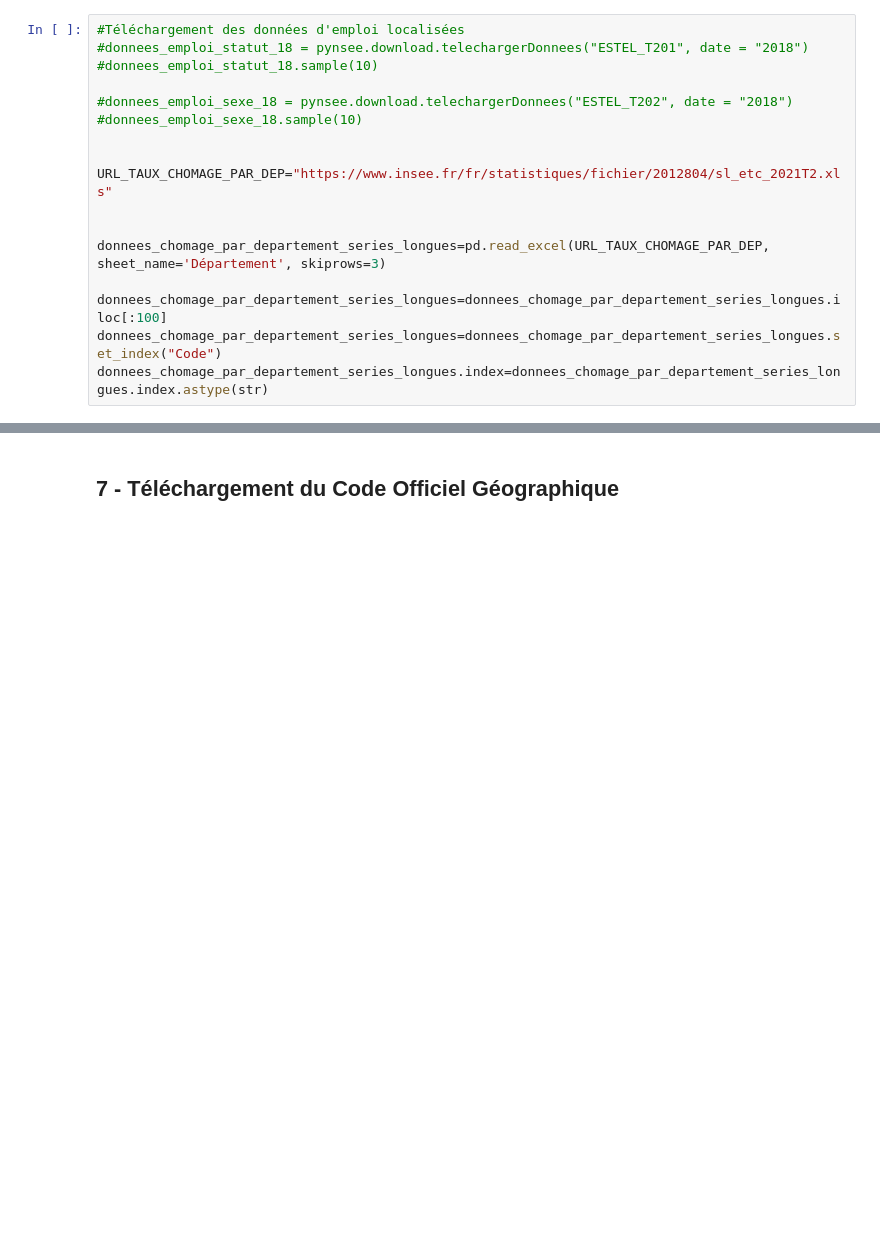
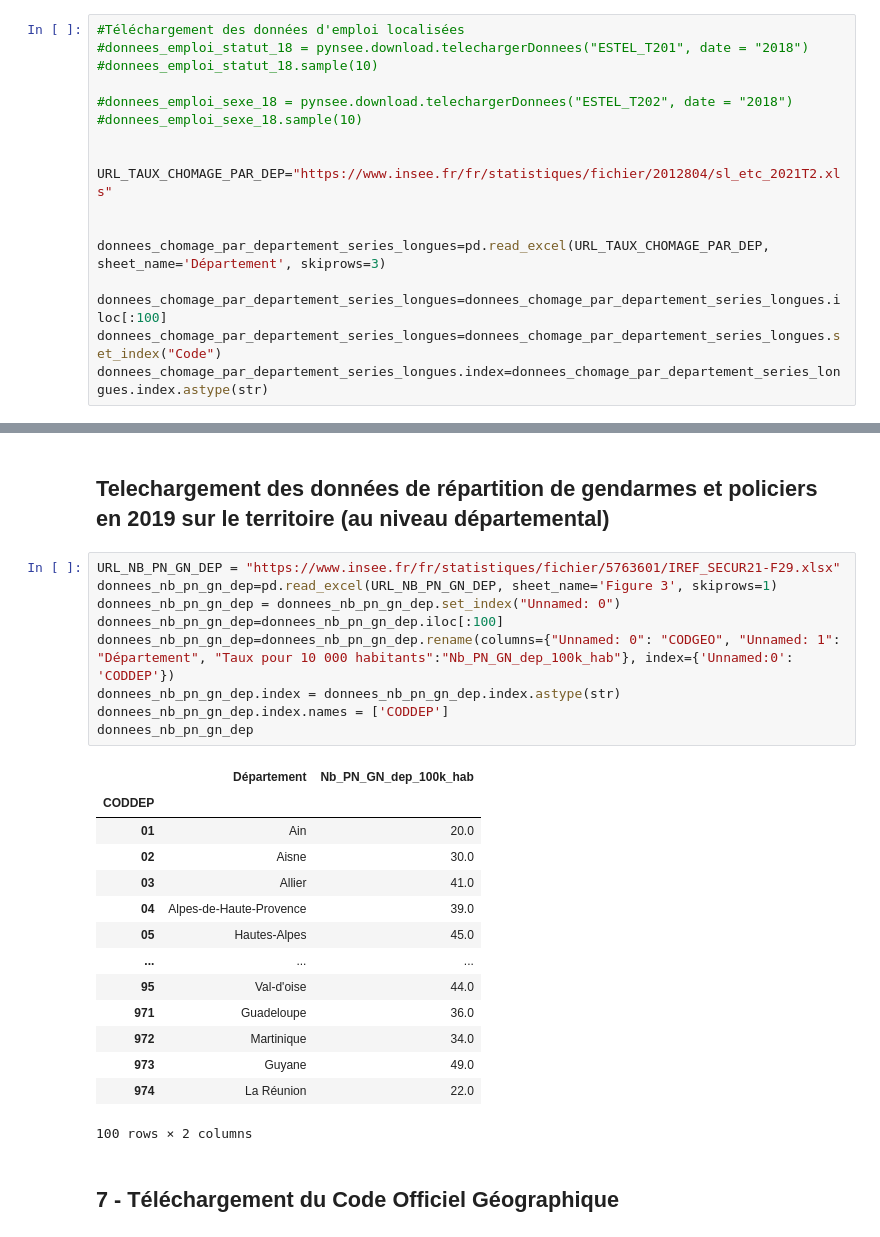
Before and after one commit to cthiounn/python-datascience-ENSAE-2A, a Jupyter notebook: Etude départementale/1_Recup_donnees.ipynb, the cells around one changed output, grey strips where cells are left out. Cells and saved outputs as stored; diff of their text form; blank space fills up the shorter version.

```diff
--- a/Etude départementale/1_Recup_donnees.ipynb
+++ b/Etude départementale/1_Recup_donnees.ipynb
@@ -456,6 +456,32 @@ donnees_chomage_par_departement_series_longues.describe()
 | 50% | 6.500000 | 6.700000 | 6.900000 | 7.000000 | 6.900000 | 6.900000 | 7.100000 | 7.450000 | 7.850000 | 8.250000 | 8.450000 | ... |
 | 75% | 7.325000 | 7.500000 | 7.625000 | 7.800000 | 7.825000 | 8.000000 | 8.000000 | 8.400000 | 9.100000 | 9.500000 | 9.700000 | ... |
 | max | 9.400000 | 9.600000 | 10.000000 | 10.000000 | 10.400000 | 10.700000 | 10.900000 | 11.100000 | 11.500000 | 11.900000 | 11.900000 | ... |
+# %% [markdown]
+## Telechargement des données de répartition de gendarmes et policiers en 2019 sur le territoire (au niveau départemental)
+# %%
+URL_NB_PN_GN_DEP = "https://www.insee.fr/fr/statistiques/fichier/5763601/IREF_SECUR21-F29.xlsx"
+donnees_nb_pn_gn_dep=pd.read_excel(URL_NB_PN_GN_DEP, sheet_name='Figure 3', skiprows=1)
+donnees_nb_pn_gn_dep = donnees_nb_pn_gn_dep.set_index("Unnamed: 0")
+donnees_nb_pn_gn_dep=donnees_nb_pn_gn_dep.iloc[:100]
+donnees_nb_pn_gn_dep=donnees_nb_pn_gn_dep.rename(columns={"Unnamed: 0": "CODGEO", "Unnamed: 1": "Département", "Taux pour 10 000 habitants":"Nb_PN_GN_dep_100k_hab"}, index={'Unnamed:0': 'CODDEP'})
+donnees_nb_pn_gn_dep.index = donnees_nb_pn_gn_dep.index.astype(str)
+donnees_nb_pn_gn_dep.index.names = ['CODDEP']
+donnees_nb_pn_gn_dep
+# %% [output]
+|  | Département | Nb_PN_GN_dep_100k_hab |
+| CODDEP |  |  |
+| 01 | Ain | 20.0 |
+| 02 | Aisne | 30.0 |
+| 03 | Allier | 41.0 |
+| 04 | Alpes-de-Haute-Provence | 39.0 |
+| 05 | Hautes-Alpes | 45.0 |
+| ... | ... | ... |
+| 95 | Val-d'oise | 44.0 |
+| 971 | Guadeloupe | 36.0 |
+| 972 | Martinique | 34.0 |
+| 973 | Guyane | 49.0 |
+| 974 | La Réunion | 22.0 |
+100 rows × 2 columns
 # %% [markdown]
 ## 7 - Téléchargement du Code Officiel Géographique
 # %% [markdown]
```
Also changed, not shown: parts of 11 cells of this notebook.
